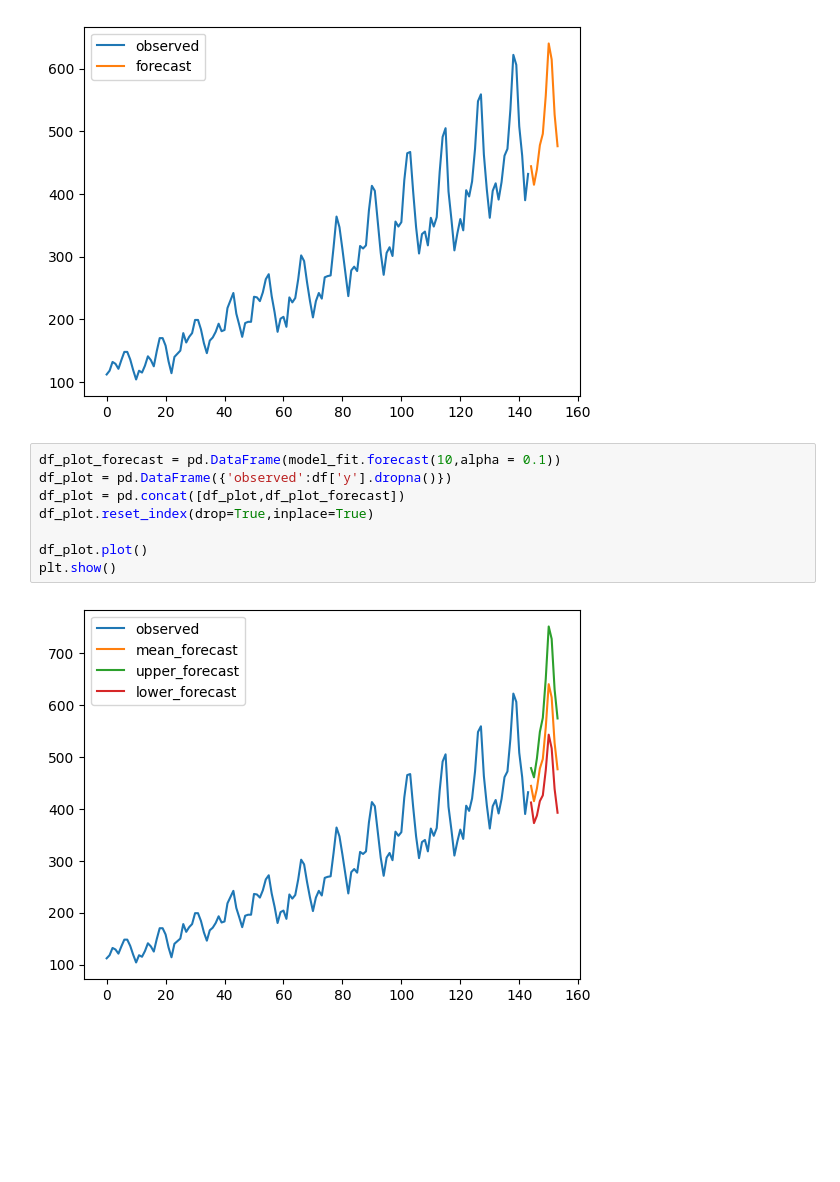
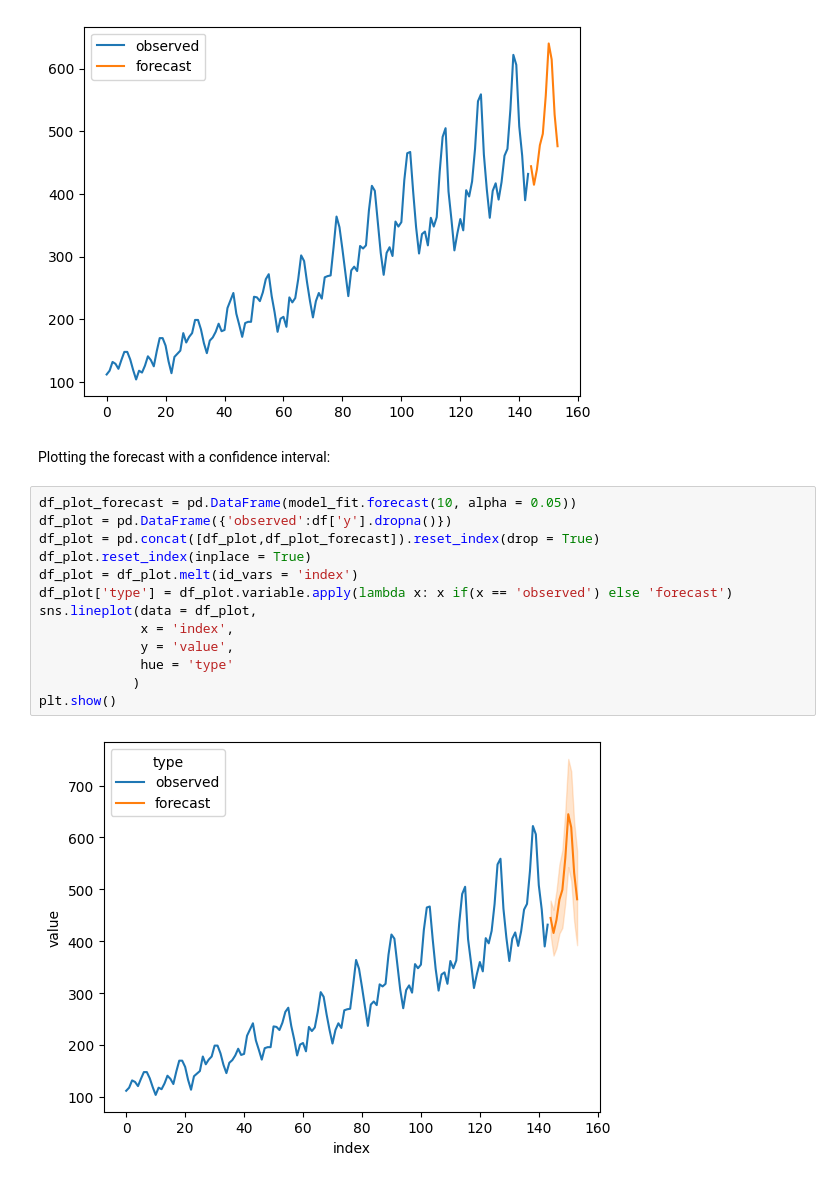
Before and after one commit to dbedollac/boxjenkins, a Jupyter notebook: docs/quickstart.ipynb, the cells around one changed output. Cells and saved outputs as stored; diff of their text form; blank space fills up the shorter version.

```diff
--- a/docs/quickstart.ipynb
+++ b/docs/quickstart.ipynb
@@ -49,13 +74,20 @@ df_plot.plot()
 plt.show()
 # %% [output]
 [figure]
+# %% [markdown]
+Plotting the forecast with a confidence interval:
 # %%
-df_plot_forecast = pd.DataFrame(model_fit.forecast(10,alpha = 0.1))
+df_plot_forecast = pd.DataFrame(model_fit.forecast(10, alpha = 0.05))
 df_plot = pd.DataFrame({'observed':df['y'].dropna()})
-df_plot = pd.concat([df_plot,df_plot_forecast])
-df_plot.reset_index(drop=True,inplace=True)
-
-df_plot.plot()
+df_plot = pd.concat([df_plot,df_plot_forecast]).reset_index(drop = True)
+df_plot.reset_index(inplace = True)
+df_plot = df_plot.melt(id_vars = 'index')
+df_plot['type'] = df_plot.variable.apply(lambda x: x if(x == 'observed') else 'forecast')
+sns.lineplot(data = df_plot,
+             x = 'index',
+             y = 'value',
+             hue = 'type'
+            )
 plt.show()
 # %% [output]
-[figure, old version]
+[figure, new version]
```
Also changed, not shown: parts of 16 cells of this notebook.
